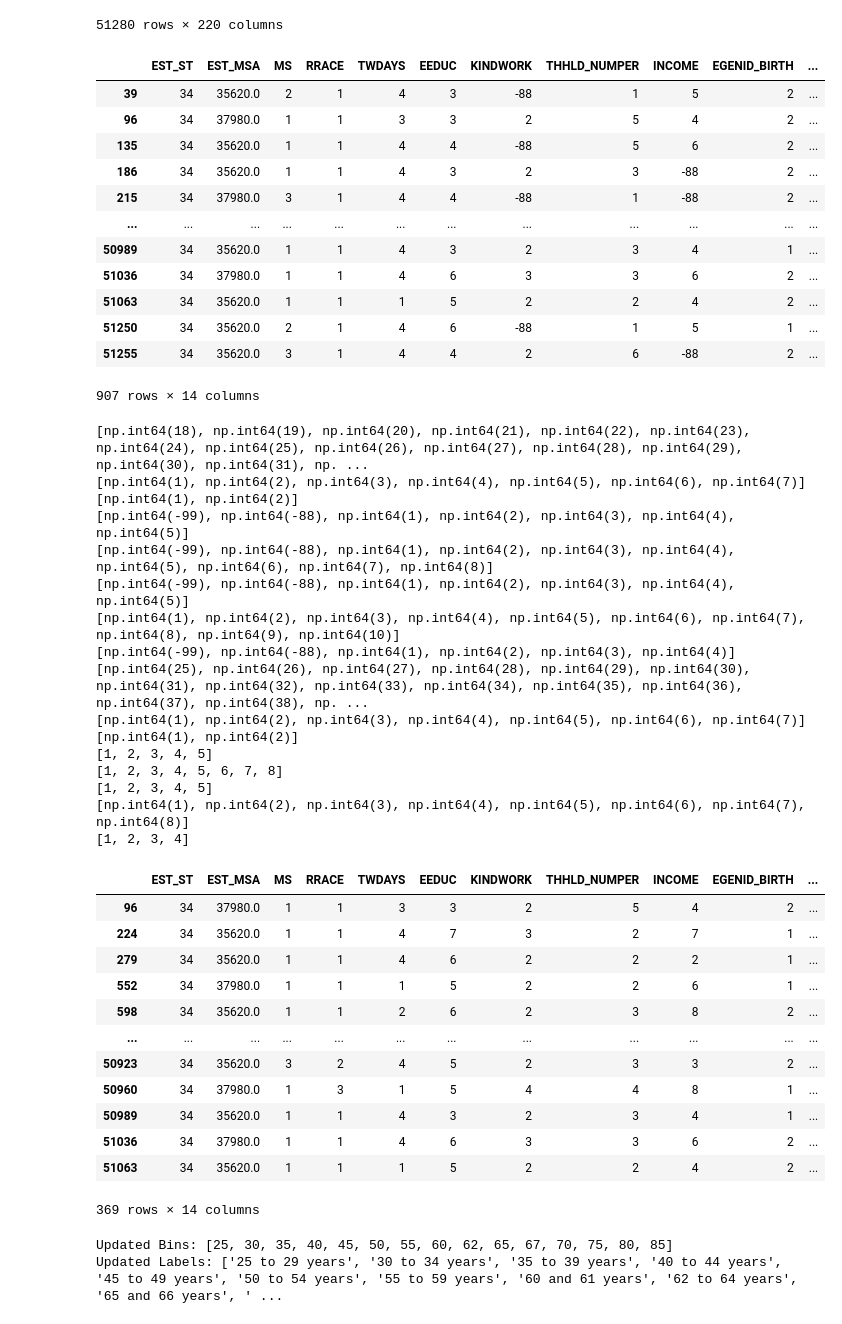
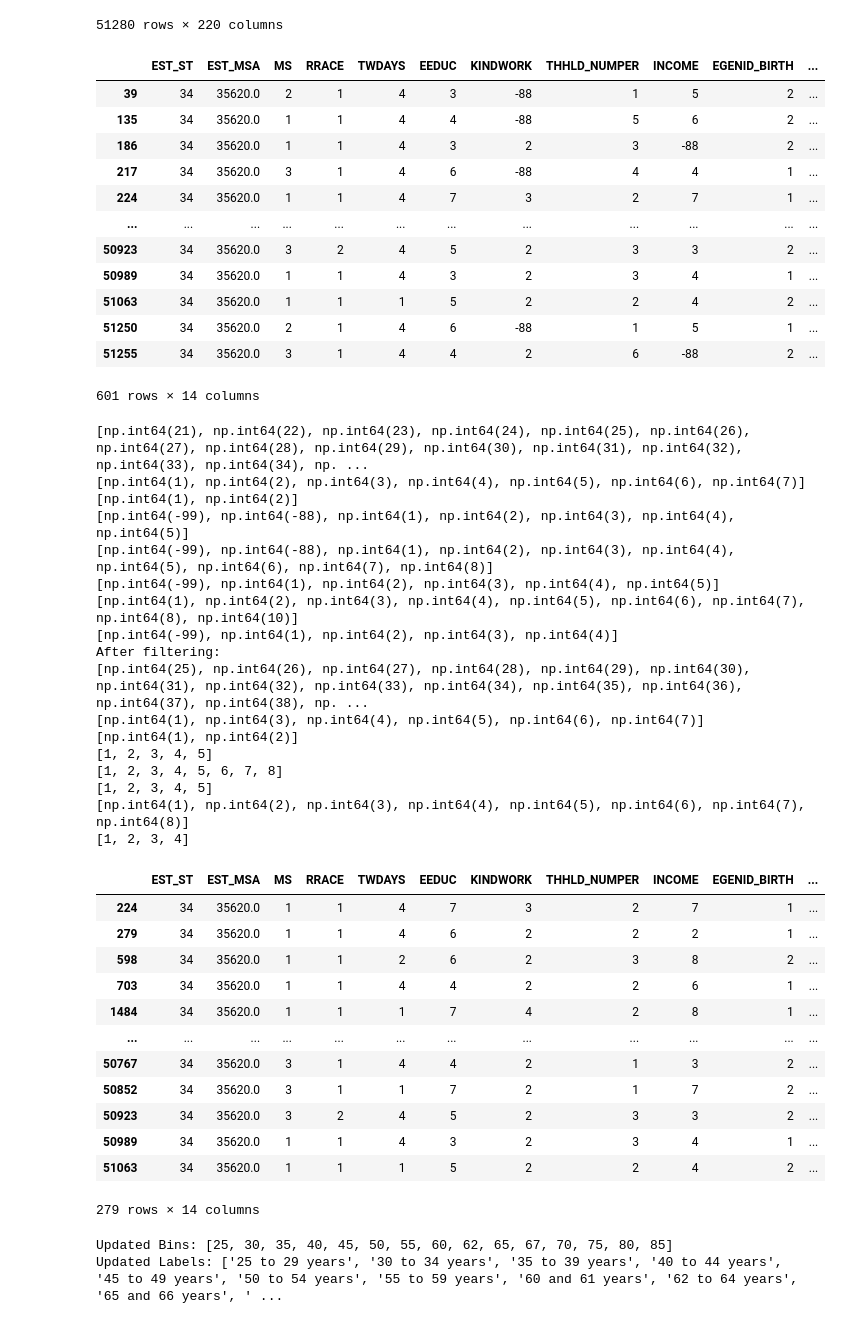
Before and after one commit to arpannookala12/SpatialMicrosimulation_RUCILAB, a Jupyter notebook: ipfpopsynth.ipynb, the cells around one changed output. Saved outputs shown, nothing was run; the diff lists cells and outputs as text; code cells hidden in the pictures.

```diff
--- a/ipfpopsynth.ipynb
+++ b/ipfpopsynth.ipynb
@@ -40,36 +40,36 @@ ind_data
 51280 rows × 220 columns
 # %%
 # Filtering dataset based on MSA and STATE
-MSACODE = None
+MSACODE = 35620
 STATECODE = 34
 if MSACODE is not None:
     ind_data = ind_data[(ind_data['EST_MSA'] == MSACODE) & (ind_data['EST_ST'] == STATECODE)]
 else:
     ind_data = ind_data[(ind_data['EST_ST'] == STATECODE)]
 
 # Calculating age based on the year the survey was conducted in
 ind_data['AGE'] = 2024 - ind_data['TBIRTH_YEAR']
 
 # Filtering dataset based on variables of interest
 variables_of_interest = ["EST_ST","EST_MSA", "MS", "RRACE", "TWDAYS", "EEDUC", "KINDWORK", "THHLD_NUMPER", "INCOME", "EGENID_BIRTH", "AGE", "RHISPANIC", "ANYWORK", "TWDAYS_RESP"]
 ind_data = ind_data[variables_of_interest]
 
 # View datframe
 ind_data
 # %% [output]
 |  | EST_ST | EST_MSA | MS | RRACE | TWDAYS | EEDUC | KINDWORK | THHLD_NUMPER | INCOME | EGENID_BIRTH | ... |
 | 39 | 34 | 35620.0 | 2 | 1 | 4 | 3 | -88 | 1 | 5 | 2 | ... |
-| 96 | 34 | 37980.0 | 1 | 1 | 3 | 3 | 2 | 5 | 4 | 2 | ... |
 | 135 | 34 | 35620.0 | 1 | 1 | 4 | 4 | -88 | 5 | 6 | 2 | ... |
 | 186 | 34 | 35620.0 | 1 | 1 | 4 | 3 | 2 | 3 | -88 | 2 | ... |
-| 215 | 34 | 37980.0 | 3 | 1 | 4 | 4 | -88 | 1 | -88 | 2 | ... |
+| 217 | 34 | 35620.0 | 3 | 1 | 4 | 6 | -88 | 4 | 4 | 1 | ... |
+| 224 | 34 | 35620.0 | 1 | 1 | 4 | 7 | 3 | 2 | 7 | 1 | ... |
 | ... | ... | ... | ... | ... | ... | ... | ... | ... | ... | ... | ... |
+| 50923 | 34 | 35620.0 | 3 | 2 | 4 | 5 | 2 | 3 | 3 | 2 | ... |
 | 50989 | 34 | 35620.0 | 1 | 1 | 4 | 3 | 2 | 3 | 4 | 1 | ... |
-| 51036 | 34 | 37980.0 | 1 | 1 | 4 | 6 | 3 | 3 | 6 | 2 | ... |
 | 51063 | 34 | 35620.0 | 1 | 1 | 1 | 5 | 2 | 2 | 4 | 2 | ... |
 | 51250 | 34 | 35620.0 | 2 | 1 | 4 | 6 | -88 | 1 | 5 | 1 | ... |
 | 51255 | 34 | 35620.0 | 3 | 1 | 4 | 4 | 2 | 6 | -88 | 2 | ... |
-907 rows × 14 columns
+601 rows × 14 columns
 # %%
 # Checking for unique occurrences for chosen constraints
 print(sorted(ind_data['AGE'].unique()))
@@ -106,16 +106,17 @@ print(sorted(ind_data['TWDAYS'].unique()))
 
 ind_data
 # %% [output]
-[np.int64(18), np.int64(19), np.int64(20), np.int64(21), np.int64(22), np.int64(23), np.int64(24), np.int64(25), np.int64(26), np.int64(27), np.int64(28), np.int64(29), np.int64(30), np.int64(31), np. ...
+[np.int64(21), np.int64(22), np.int64(23), np.int64(24), np.int64(25), np.int64(26), np.int64(27), np.int64(28), np.int64(29), np.int64(30), np.int64(31), np.int64(32), np.int64(33), np.int64(34), np. ...
 [np.int64(1), np.int64(2), np.int64(3), np.int64(4), np.int64(5), np.int64(6), np.int64(7)]
 [np.int64(1), np.int64(2)]
 [np.int64(-99), np.int64(-88), np.int64(1), np.int64(2), np.int64(3), np.int64(4), np.int64(5)]
 [np.int64(-99), np.int64(-88), np.int64(1), np.int64(2), np.int64(3), np.int64(4), np.int64(5), np.int64(6), np.int64(7), np.int64(8)]
-[np.int64(-99), np.int64(-88), np.int64(1), np.int64(2), np.int64(3), np.int64(4), np.int64(5)]
-[np.int64(1), np.int64(2), np.int64(3), np.int64(4), np.int64(5), np.int64(6), np.int64(7), np.int64(8), np.int64(9), np.int64(10)]
-[np.int64(-99), np.int64(-88), np.int64(1), np.int64(2), np.int64(3), np.int64(4)]
+[np.int64(-99), np.int64(1), np.int64(2), np.int64(3), np.int64(4), np.int64(5)]
+[np.int64(1), np.int64(2), np.int64(3), np.int64(4), np.int64(5), np.int64(6), np.int64(7), np.int64(8), np.int64(10)]
+[np.int64(-99), np.int64(1), np.int64(2), np.int64(3), np.int64(4)]
+After filtering:
 [np.int64(25), np.int64(26), np.int64(27), np.int64(28), np.int64(29), np.int64(30), np.int64(31), np.int64(32), np.int64(33), np.int64(34), np.int64(35), np.int64(36), np.int64(37), np.int64(38), np. ...
-[np.int64(1), np.int64(2), np.int64(3), np.int64(4), np.int64(5), np.int64(6), np.int64(7)]
+[np.int64(1), np.int64(3), np.int64(4), np.int64(5), np.int64(6), np.int64(7)]
 [np.int64(1), np.int64(2)]
 [1, 2, 3, 4, 5]
 [1, 2, 3, 4, 5, 6, 7, 8]
@@ -123,18 +124,18 @@ ind_data
 [np.int64(1), np.int64(2), np.int64(3), np.int64(4), np.int64(5), np.int64(6), np.int64(7), np.int64(8)]
 [1, 2, 3, 4]
 |  | EST_ST | EST_MSA | MS | RRACE | TWDAYS | EEDUC | KINDWORK | THHLD_NUMPER | INCOME | EGENID_BIRTH | ... |
-| 96 | 34 | 37980.0 | 1 | 1 | 3 | 3 | 2 | 5 | 4 | 2 | ... |
 | 224 | 34 | 35620.0 | 1 | 1 | 4 | 7 | 3 | 2 | 7 | 1 | ... |
 | 279 | 34 | 35620.0 | 1 | 1 | 4 | 6 | 2 | 2 | 2 | 1 | ... |
-| 552 | 34 | 37980.0 | 1 | 1 | 1 | 5 | 2 | 2 | 6 | 1 | ... |
 | 598 | 34 | 35620.0 | 1 | 1 | 2 | 6 | 2 | 3 | 8 | 2 | ... |
+| 703 | 34 | 35620.0 | 1 | 1 | 4 | 4 | 2 | 2 | 6 | 1 | ... |
+| 1484 | 34 | 35620.0 | 1 | 1 | 1 | 7 | 4 | 2 | 8 | 1 | ... |
 | ... | ... | ... | ... | ... | ... | ... | ... | ... | ... | ... | ... |
+| 50767 | 34 | 35620.0 | 3 | 1 | 4 | 4 | 2 | 1 | 3 | 2 | ... |
+| 50852 | 34 | 35620.0 | 3 | 1 | 1 | 7 | 2 | 1 | 7 | 2 | ... |
 | 50923 | 34 | 35620.0 | 3 | 2 | 4 | 5 | 2 | 3 | 3 | 2 | ... |
-| 50960 | 34 | 37980.0 | 1 | 3 | 1 | 5 | 4 | 4 | 8 | 1 | ... |
 | 50989 | 34 | 35620.0 | 1 | 1 | 4 | 3 | 2 | 3 | 4 | 1 | ... |
-| 51036 | 34 | 37980.0 | 1 | 1 | 4 | 6 | 3 | 3 | 6 | 2 | ... |
 | 51063 | 34 | 35620.0 | 1 | 1 | 1 | 5 | 2 | 2 | 4 | 2 | ... |
-369 rows × 14 columns
+279 rows × 14 columns
 # %%
 # Fixed arrays
 brks = [25, 30, 35, 40, 45, 50, 55, 60, 62, 65, 67, 70, 75, 80, 85, float('inf')]
```
Also changed, not shown: parts of 40 cells of this notebook, 5 other files.
